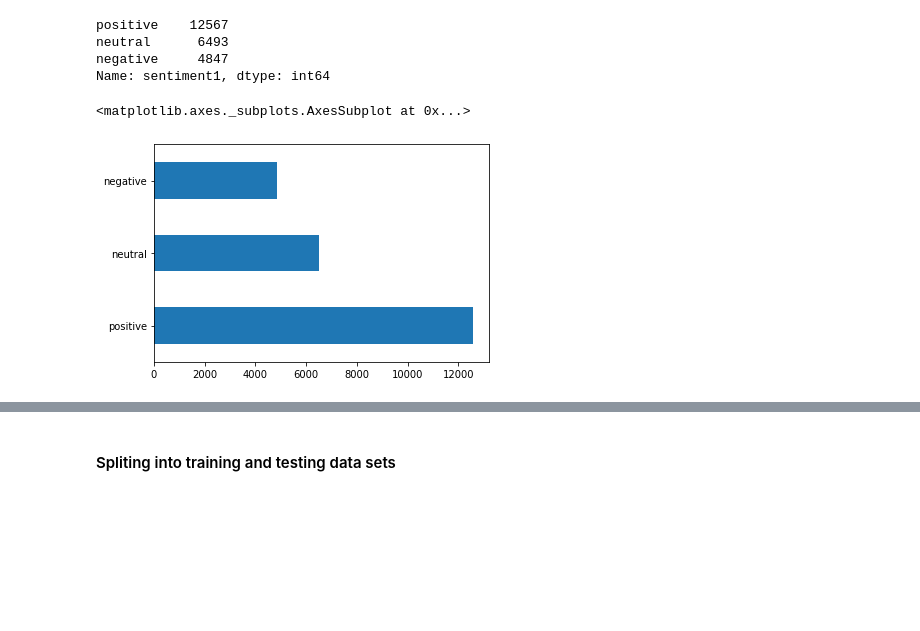
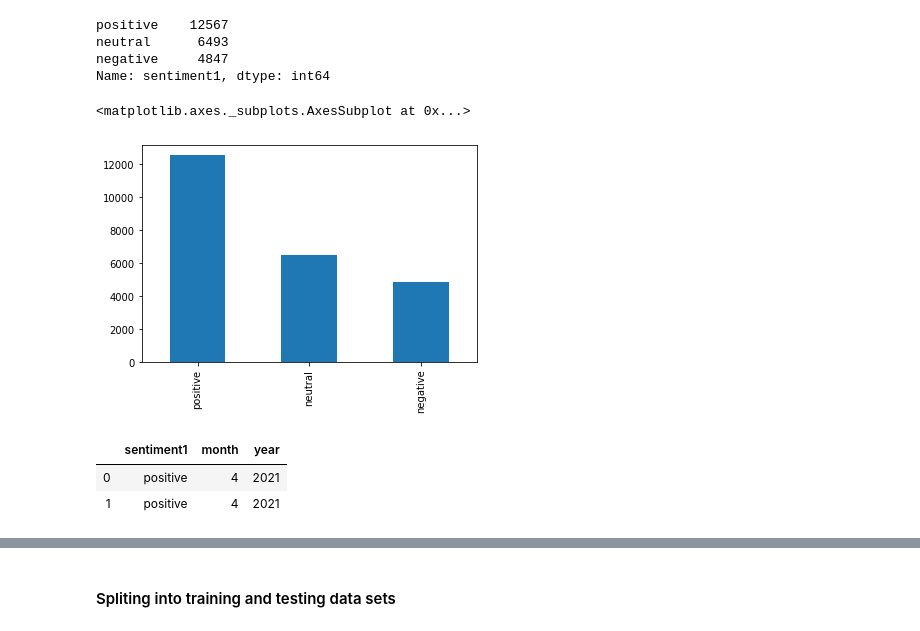
Before and after one commit to ksis1st/NLP_Vaccine_SentimentAnalysis_Tweets, a Jupyter notebook: EDA_SentimentAnalysis.ipynb, the cells around one changed output, grey strips where cells are left out. Cells and saved outputs as stored; diff of their text form; code cells hidden in the pictures; blank space fills up the shorter version.

```diff
--- a/EDA_SentimentAnalysis.ipynb
+++ b/EDA_SentimentAnalysis.ipynb
@@ -421,7 +421,7 @@ neutral      6493
 negative     4847
 Name: sentiment1, dtype: int64
 # %%
-tweets_df_r1['sentiment1'].value_counts().plot(kind = 'barh')
+tweets_df_r1['sentiment1'].value_counts().plot.bar()
 # %% [output]
 <matplotlib.axes._subplots.AxesSubplot at 0x...>
-[figure, old version]
+[figure, new version]
@@ -427,0 +430,8 @@ tweets_df_r1['sentiment1'].value_counts().plot(kind = 'barh')
+# %%
+subset = ['sentiment1', 'month','year']
+tweets_df_r3 = tweets_df_r1.loc[:, subset]
+tweets_df_r3.head(2)
+# %% [output]
+|  | sentiment1 | month | year |
+| 0 | positive | 4 | 2021 |
+| 1 | positive | 4 | 2021 |
```
Also changed, not shown: parts of 38 cells of this notebook.
